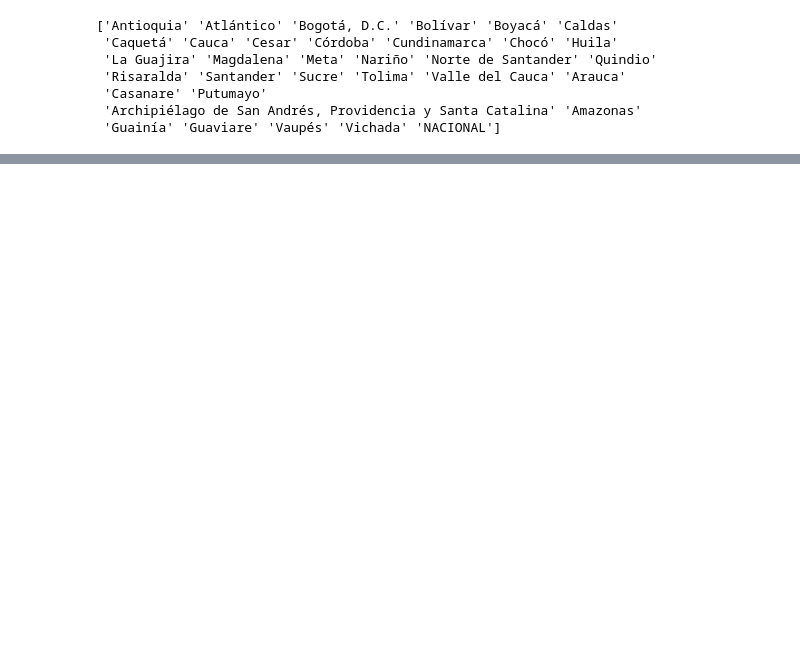
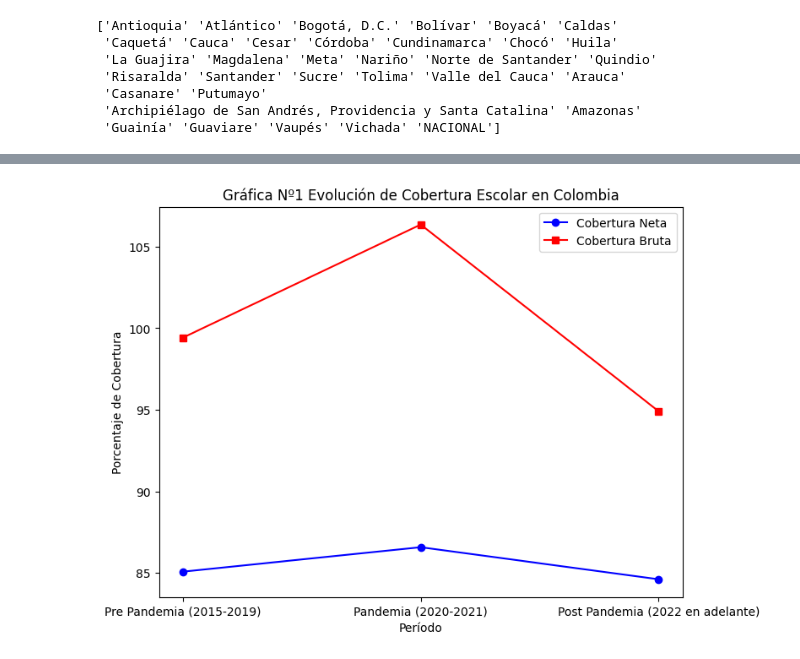
Before and after one commit to Fabiloz/Proyecto_Final, a Jupyter notebook: Análisis_de_Indicadores_Educativos.ipynb, the cells around one changed output, grey strips where cells are left out. Saved outputs shown, nothing was run; the diff lists cells and outputs as text; code cells hidden in the pictures; blank space fills up the shorter version.

Commit message:
Se agregaron códigos analizar y visualizar objetivos específicos.

```diff
--- a/Análisis_de_Indicadores_Educativos.ipynb
+++ b/Análisis_de_Indicadores_Educativos.ipynb
@@ -568,0 +652,25 @@ print(data['DEPARTAMENTO'].unique())
+# %%
+# Visualizamos la evolución de la cobertura escolar
+# Filtrar datos por períodos clave
+pre_pandemia = data[data['AÑO'].between(2015, 2019)]
+pandemia = data[data['AÑO'].isin([2020, 2021])]
+post_pandemia = data[data['AÑO'] >= 2022]
+
+# Calcular promedio de cobertura bruta y neta por período
+promedios = pd.DataFrame({
+    'Período': ['Pre Pandemia (2015-2019)', 'Pandemia (2020-2021)', 'Post Pandemia (2022 en adelante)'],
+    'Cobertura Neta': [pre_pandemia['COBERTURA_NETA'].mean(), pandemia['COBERTURA_NETA'].mean(), post_pandemia['COBERTURA_NETA'].mean()],
+    'Cobertura Bruta': [pre_pandemia['COBERTURA_BRUTA'].mean(), pandemia['COBERTURA_BRUTA'].mean(), post_pandemia['COBERTURA_BRUTA'].mean()]
+})
+
+# Gráfico de evolución
+plt.figure(figsize=(8,6))
+plt.plot(promedios['Período'], promedios['Cobertura Neta'], marker='o', label='Cobertura Neta', color='blue')
+plt.plot(promedios['Período'], promedios['Cobertura Bruta'], marker='s', label='Cobertura Bruta', color='red')
+plt.xlabel("Período")
+plt.ylabel("Porcentaje de Cobertura")
+plt.title("Gráfica Nº1 Evolución de Cobertura Escolar en Colombia")
+plt.legend()
+plt.show()
+# %% [output]
+[figure, added]
```
Also changed, not shown: parts of 32 cells of this notebook, 1 other file.
